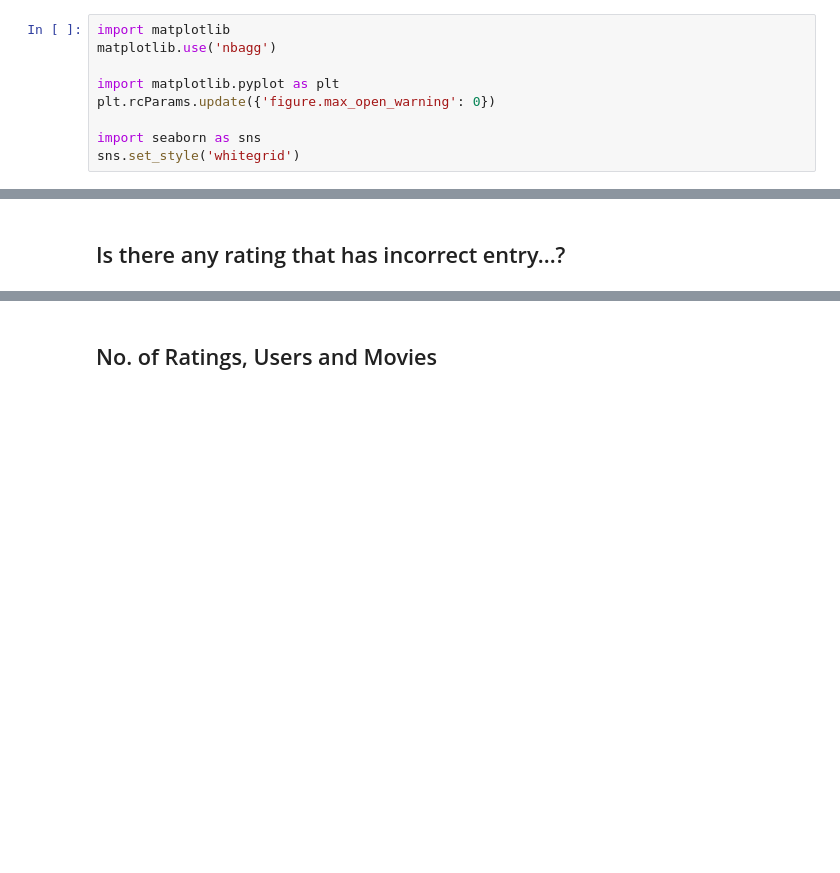
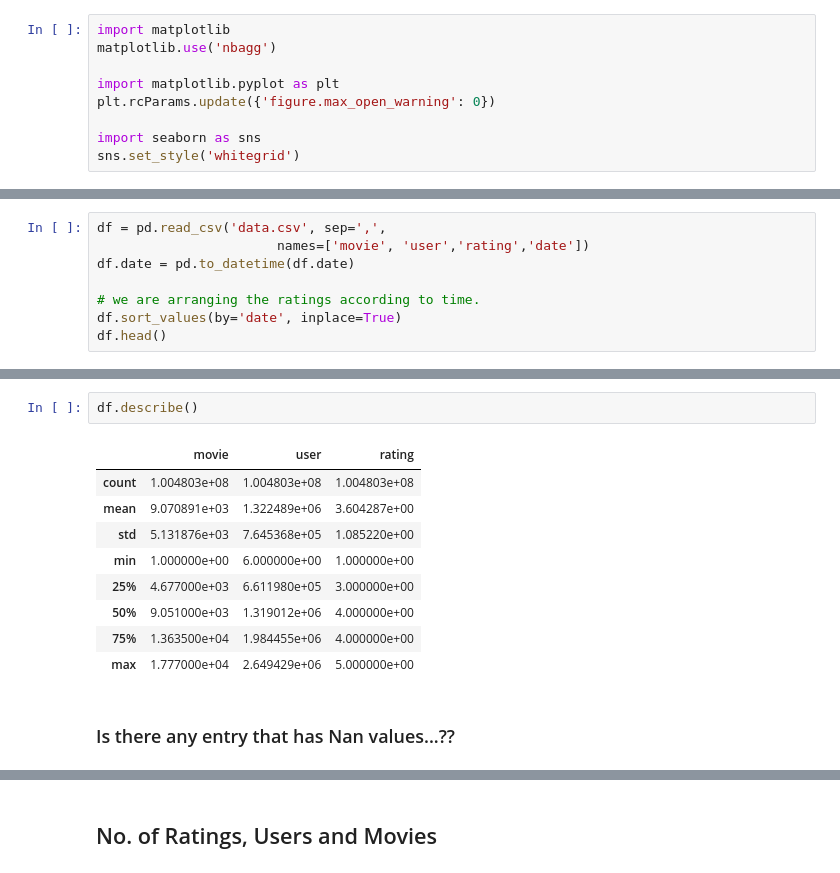
Before and after one commit to ramsane/NetflixPrizeRS, a Jupyter notebook: 01_Intro.ipynb, the cells around one changed output, grey strips where cells are left out. Saved outputs shown, nothing was run; the diff lists cells and outputs as text; blank space fills up the shorter version.

```diff
--- a/01_Intro.ipynb
+++ b/01_Intro.ipynb
@@ -67,0 +56,8 @@ train_df.head()
+# %%
+df = pd.read_csv('data.csv', sep=',',
+                       names=['movie', 'user','rating','date'])
+df.date = pd.to_datetime(df.date)
+
+# we are arranging the ratings according to time.
+df.sort_values(by='date', inplace=True)
+df.head()
@@ -68,2 +71,14 @@ train_df.head()
+# %%
+df.describe()
+# %% [output]
+|  | movie | user | rating |
+| count | 1.004803e+08 | 1.004803e+08 | 1.004803e+08 |
+| mean | 9.070891e+03 | 1.322489e+06 | 3.604287e+00 |
+| std | 5.131876e+03 | 7.645368e+05 | 1.085220e+00 |
+| min | 1.000000e+00 | 6.000000e+00 | 1.000000e+00 |
+| 25% | 4.677000e+03 | 6.611980e+05 | 3.000000e+00 |
+| 50% | 9.051000e+03 | 1.319012e+06 | 4.000000e+00 |
+| 75% | 1.363500e+04 | 1.984455e+06 | 4.000000e+00 |
+| max | 1.777000e+04 | 2.649429e+06 | 5.000000e+00 |
 # %% [markdown]
-## Is there any rating that has incorrect entry...?
+### Is there any entry that has Nan values...??
```
Also changed, not shown: parts of 96 cells of this notebook, 1 other file.
